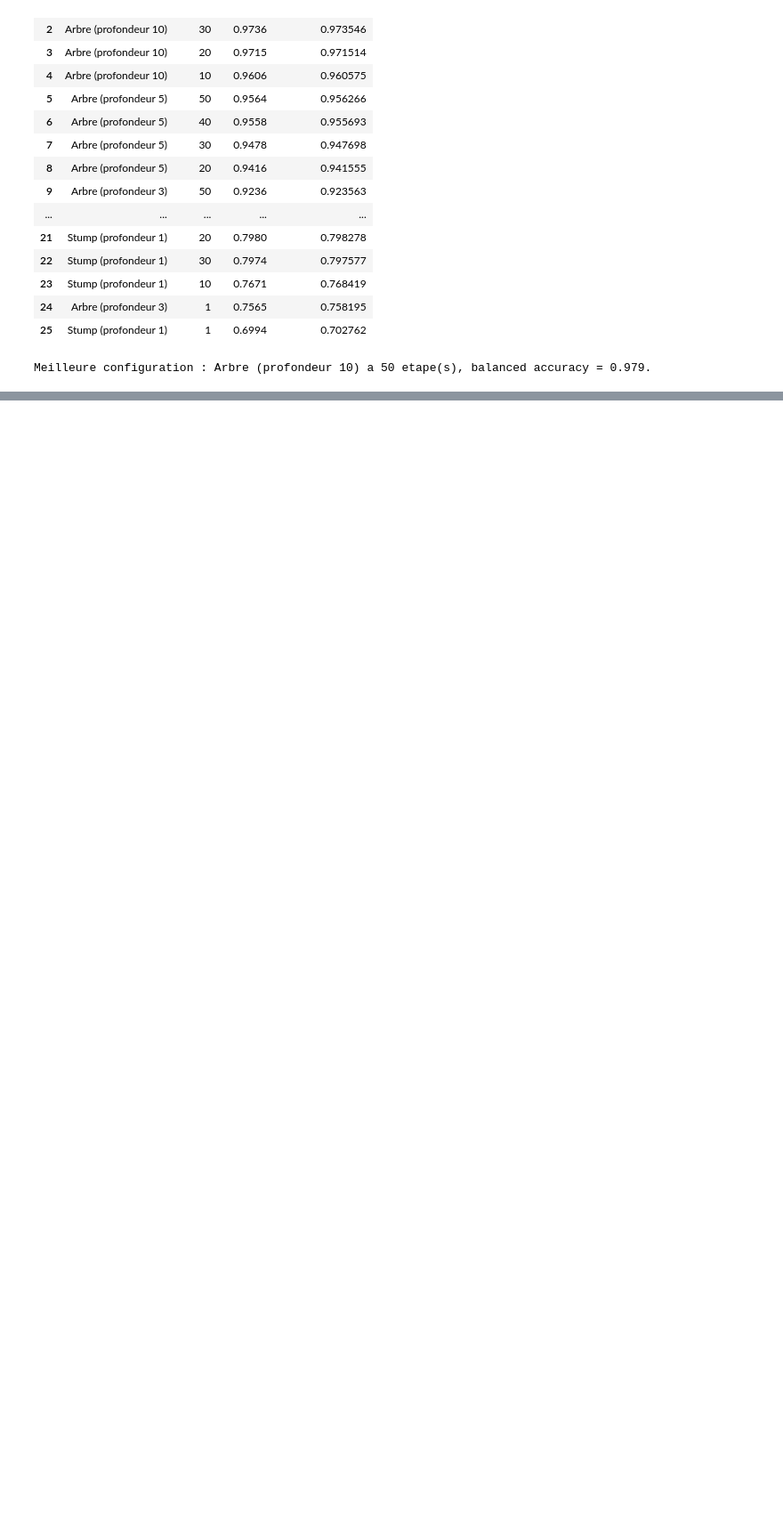
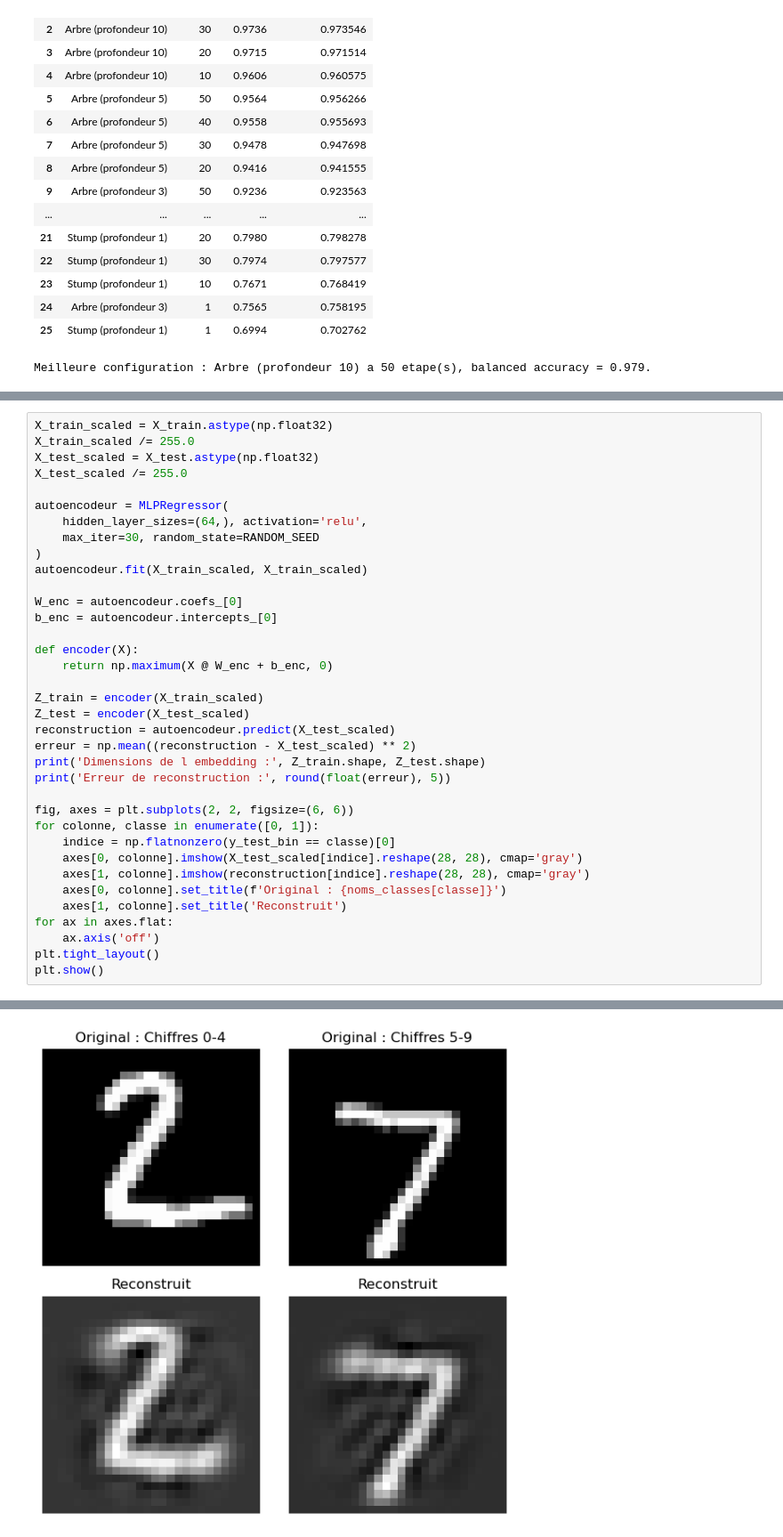
Before and after one commit to vidalaurelien83-hub/DM_vid_car_anne, a Jupyter notebook: D_Silva/dm.ipynb, the cells around one changed output, grey strips where cells are left out. Shown at 89% size. Cells and saved outputs as stored; diff of their text form; blank space fills up the shorter version.

```diff
--- a/D_Silva/dm.ipynb
+++ b/D_Silva/dm.ipynb
@@ -254,0 +351,37 @@ Meilleure configuration : Arbre (profondeur 10) a 50 etape(s), balanced accuracy
+# %%
+X_train_scaled = X_train.astype(np.float32)
+X_train_scaled /= 255.0
+X_test_scaled = X_test.astype(np.float32)
+X_test_scaled /= 255.0
+
+autoencodeur = MLPRegressor(
+    hidden_layer_sizes=(64,), activation='relu',
+    max_iter=30, random_state=RANDOM_SEED
+)
+autoencodeur.fit(X_train_scaled, X_train_scaled)
+
+W_enc = autoencodeur.coefs_[0]
+b_enc = autoencodeur.intercepts_[0]
+
+def encoder(X):
+    return np.maximum(X @ W_enc + b_enc, 0)
+
+Z_train = encoder(X_train_scaled)
+Z_test = encoder(X_test_scaled)
+reconstruction = autoencodeur.predict(X_test_scaled)
+erreur = np.mean((reconstruction - X_test_scaled) ** 2)
+print('Dimensions de l embedding :', Z_train.shape, Z_test.shape)
+print('Erreur de reconstruction :', round(float(erreur), 5))
+
+fig, axes = plt.subplots(2, 2, figsize=(6, 6))
+for colonne, classe in enumerate([0, 1]):
+    indice = np.flatnonzero(y_test_bin == classe)[0]
+    axes[0, colonne].imshow(X_test_scaled[indice].reshape(28, 28), cmap='gray')
+    axes[1, colonne].imshow(reconstruction[indice].reshape(28, 28), cmap='gray')
+    axes[0, colonne].set_title(f'Original : {noms_classes[classe]}')
+    axes[1, colonne].set_title('Reconstruit')
+for ax in axes.flat:
+    ax.axis('off')
+plt.tight_layout()
+plt.show()
+# %% [output]
@@ -254,0 +390 @@ Meilleure configuration : Arbre (profondeur 10) a 50 etape(s), balanced accuracy
+[figure, added]
```
Also changed, not shown: parts of 11 cells of this notebook.
